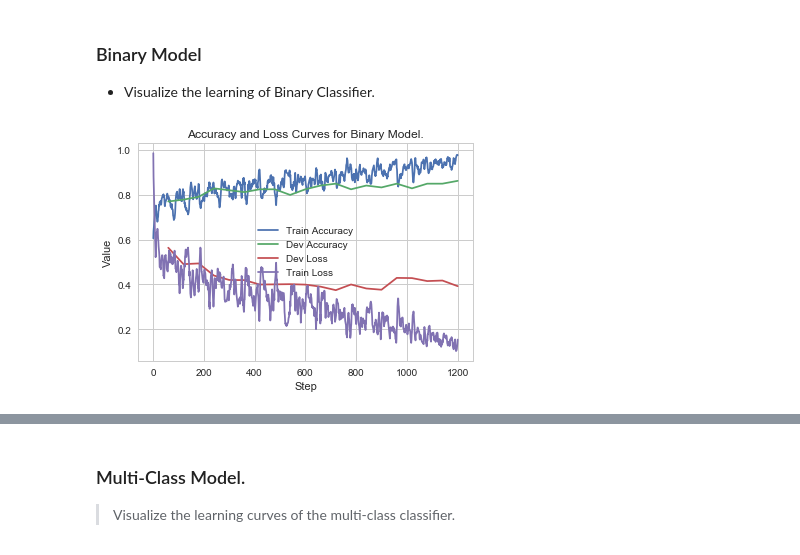
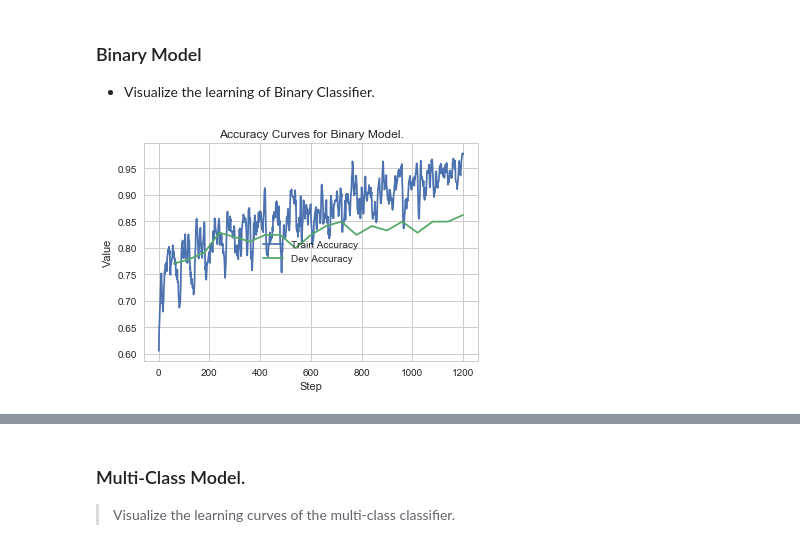
Before and after one commit to DPCscience/Wheat, a Jupyter notebook: prototypes.ipynb, the cells around one changed output, grey strips where cells are left out. Saved outputs shown, nothing was run; the diff lists cells and outputs as text; code cells hidden in the pictures.

```diff
--- a/prototypes.ipynb
+++ b/prototypes.ipynb
@@ -33,26 +33,18 @@ train_acc = pd.read_csv(
 # %%
 fig, ax = plt.subplots()
 ax.plot(
     train_acc.Step, savgol_filter(train_acc.Value, 13, 2),
     label="Train Accuracy"
 )
 ax.plot(
     dev_acc.Step, dev_acc.Value,
     label="Dev Accuracy"
 )
-ax.plot(
-    dev_loss.Step, dev_loss.Value,
-    label="Dev Loss"
-)
-ax.plot(
-    train_loss.Step, savgol_filter(train_loss.Value, 13, 2),
-    label="Train Loss"
-)
 plt.ylabel('Value')
 plt.xlabel('Step')
-plt.title("Accuracy and Loss Curves for Binary Model.")
+plt.title("Accuracy Curves for Binary Model.")
 legend = ax.legend(loc='center', shadow=True)
-plt.savefig('train_dev_loss.png')
+plt.savefig('train_dev_acc_bin.png')
 plt.show()
 # %% [output]
-[figure, old version]
+[figure, new version]
```
Also changed, not shown: parts of 1 cell of this notebook, 1 other file.
